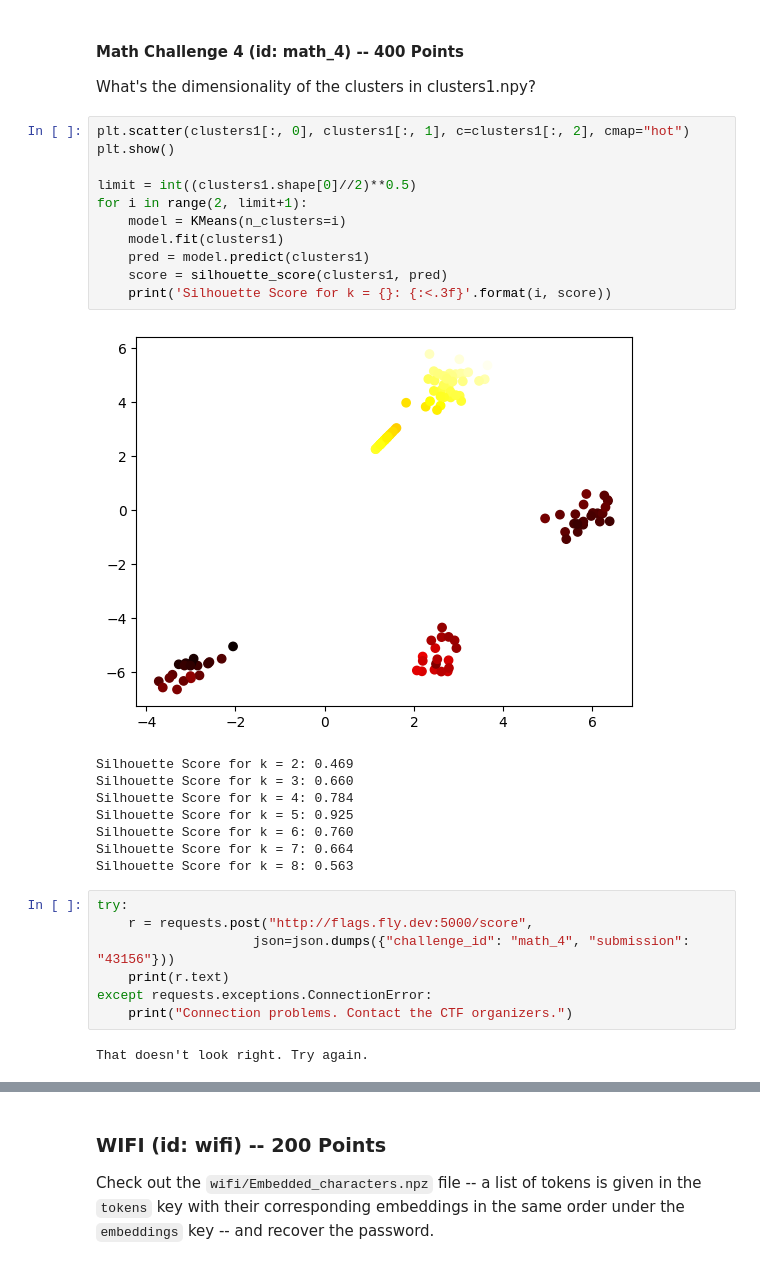
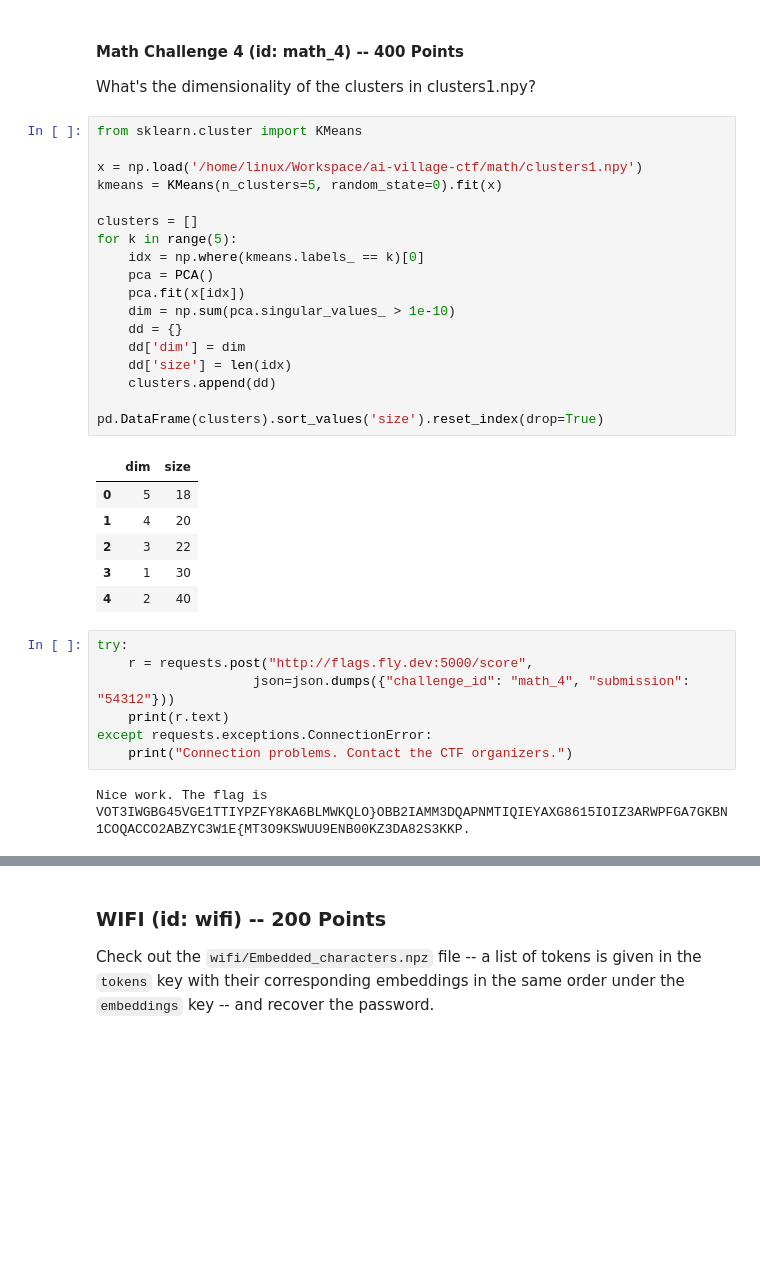
Before and after one commit to anubhavde/jubilant-robot-hacker, a Jupyter notebook: submission.ipynb, the cells around one changed output, grey strips where cells are left out. Cells and saved outputs as stored; diff of their text form; blank space fills up the shorter version.

```diff
--- a/submission.ipynb
+++ b/submission.ipynb
@@ -250,33 +217,38 @@ Flag saved. If you want to update the scoreboard, click 'submit' on the right. R
 #### **Math Challenge 4 (id: math_4) -- 400 Points**
 
 What's the dimensionality of the clusters in clusters1.npy?
-# %%
-plt.scatter(clusters1[:, 0], clusters1[:, 1], c=clusters1[:, 2], cmap="hot")
-plt.show()
-
-limit = int((clusters1.shape[0]//2)**0.5)
-for i in range(2, limit+1):
-    model = KMeans(n_clusters=i)
-    model.fit(clusters1)
-    pred = model.predict(clusters1)
-    score = silhouette_score(clusters1, pred)
-    print('Silhouette Score for k = {}: {:<.3f}'.format(i, score))
-# %% [output]
-[figure, removed]
-Silhouette Score for k = 2: 0.469
-Silhouette Score for k = 3: 0.660
-Silhouette Score for k = 4: 0.784
-Silhouette Score for k = 5: 0.925
-Silhouette Score for k = 6: 0.760
-Silhouette Score for k = 7: 0.664
-Silhouette Score for k = 8: 0.563
+# %%
+from sklearn.cluster import KMeans
+
+x = np.load('/home/linux/Workspace/ai-village-ctf/math/clusters1.npy')
+kmeans = KMeans(n_clusters=5, random_state=0).fit(x)
+
+clusters = []
+for k in range(5):
+    idx = np.where(kmeans.labels_ == k)[0]
+    pca = PCA()
+    pca.fit(x[idx])
+    dim = np.sum(pca.singular_values_ > 1e-10)
+    dd = {}
+    dd['dim'] = dim
+    dd['size'] = len(idx)
+    clusters.append(dd)
+
+pd.DataFrame(clusters).sort_values('size').reset_index(drop=True)
+# %% [output]
+|  | dim | size |
+| 0 | 5 | 18 |
+| 1 | 4 | 20 |
+| 2 | 3 | 22 |
+| 3 | 1 | 30 |
+| 4 | 2 | 40 |
 # %%
 try:
     r = requests.post("http://flags.fly.dev:5000/score",
-                    json=json.dumps({"challenge_id": "math_4", "submission": "43156"}))
+                    json=json.dumps({"challenge_id": "math_4", "submission": "54312"}))
     print(r.text)
 except requests.exceptions.ConnectionError:
     print("Connection problems. Contact the CTF organizers.")
 # %% [output]
-That doesn't look right. Try again.
+Nice work. The flag is VOT3IWGBG45VGE1TTIYPZFY8KA6BLMWKQLO}OBB2IAMM3DQAPNMTIQIEYAXG8615IOIZ3ARWPFGA7GKBN1COQACCO2ABZYC3W1E{MT3O9KSWUU9ENB00KZ3DA82S3KKP.
 # %%
```
Also changed, not shown: parts of 21 cells of this notebook.
